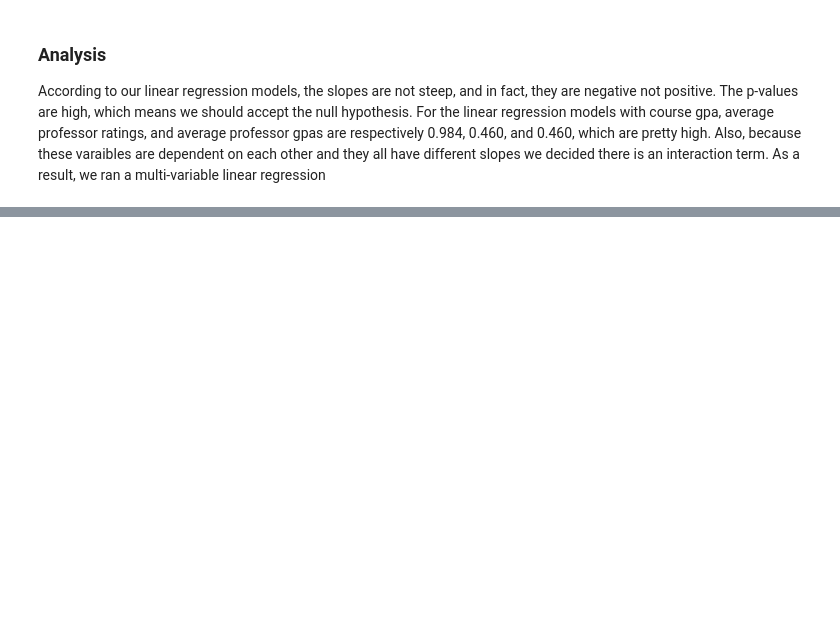
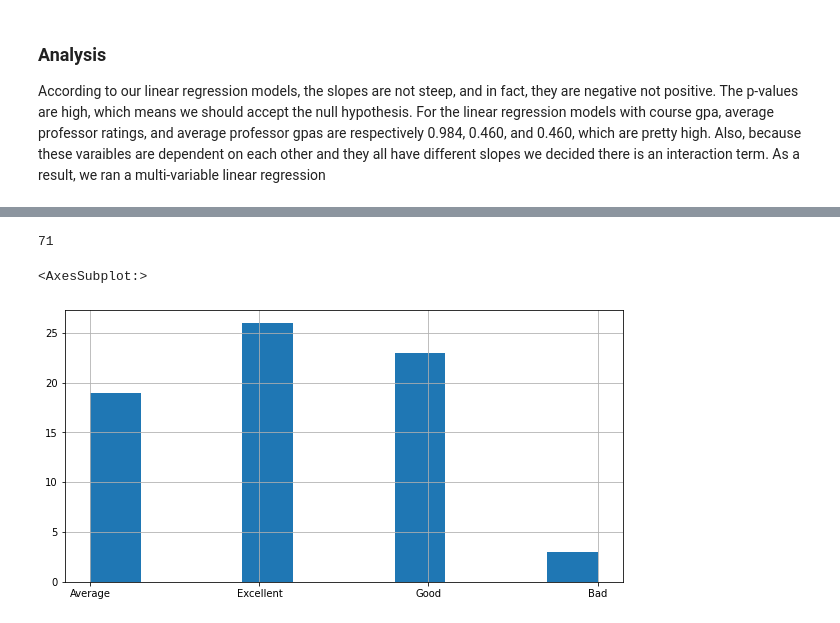
Before and after one commit to WesJD/cmsc320-final, a Jupyter notebook: project.ipynb, the cells around one changed output, grey strips where cells are left out. Cells and saved outputs as stored; diff of their text form; code cells hidden in the pictures; blank space fills up the shorter version.

```diff
--- a/project.ipynb
+++ b/project.ipynb
@@ -852,3 +900,20 @@ strong multicollinearity or other numerical problems.
 # %% [markdown]
 ### Analysis
 According to our linear regression models, the slopes are not steep, and in fact, they are negative not positive. The p-values are high, which means we should accept the null hypothesis. For the linear regression models with course gpa, average professor ratings, and average professor gpas are respectively 0.984, 0.460, and 0.460, which are pretty high. Also, because these varaibles are dependent on each other and they all have different slopes we decided there is an interaction term. As a result, we ran a multi-variable linear regression
+# %%
+classifDf = masterDf.groupby("instructor_name").mean().reset_index(0)
+classifDf = classifDf[["instructor_name", "avg_prof_rating", "avg_enroll_rate_prof_per_class"]]
+
+def profCategory(rating):
+    if rating >= 4:
+        return "Excellent"
+    elif rating >= 3:
+        return "Good"
+    elif rating >= 2:
+        return "Average"
+    else:
+        return "Bad"
+
+prof_type = list(map(profCategory, classifDf.avg_prof_rating))
+classifDf["prof_category"] = prof_type
+classifDf
@@ -854,0 +934,12 @@ According to our linear regression models, the slopes are not steep, and in fact
+# %%
+import matplotlib.pyplot as plt
+fig, ax = plt.subplots()
+fig.set_figheight(5)
+fig.set_figwidth(10)
+
+print(len(classifDf))
+classifDf.prof_category.hist()
+# %% [output]
+71
+<AxesSubplot:>
+[figure, added]
```
Also changed, not shown: parts of 23 cells of this notebook.
